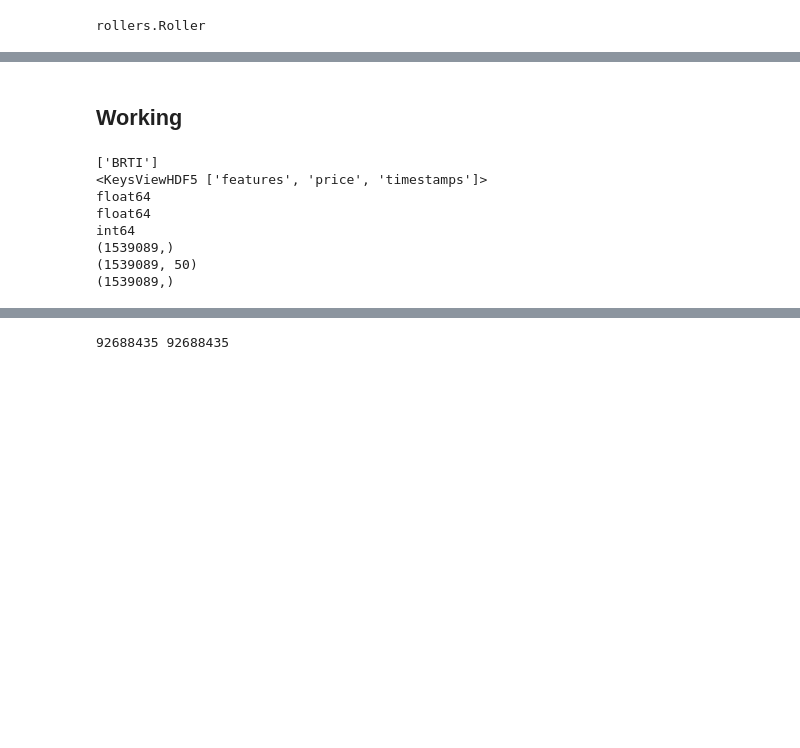
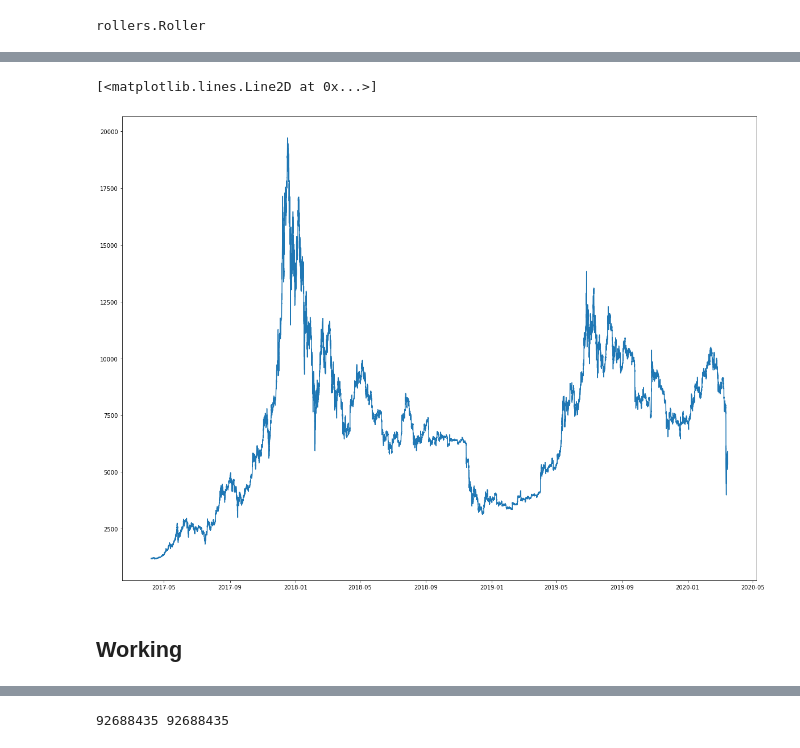
Before and after one commit to Hanwant/madigan, a Jupyter notebook: notebooks/cme_data_process.ipynb, the cells around one changed output, grey strips where cells are left out. Drawn from its saved outputs; the diff is of its cells as text; code cells hidden in the pictures; blank space fills up the shorter version.

```diff
--- a/notebooks/cme_data_process.ipynb
+++ b/notebooks/cme_data_process.ipynb
@@ -320,0 +328,22 @@ process_full(raw_datapath, raw_key, processed_savepath, processed_key, asset_nam
+# %%
+## CHECK
+processed_key = "15min"
+with h5py.File(processed_savepath, 'a') as f:
+    grp = f[processed_key]
+    if 'assets' not in grp.attrs.keys():
+        grp.attrs.create('assets', data=np.array(['BRTI']), dtype=h5py.string_dtype(encoding='utf-8'))
+
+with h5py.File(processed_savepath, 'r') as f:
+    grp = f[processed_key]
+    print(grp.attrs['assets'])
+    print(grp.keys())
+    print(grp['price'].dtype)
+    print(grp['features'].dtype)
+    print(grp['timestamps'].dtype)
+    print(grp['price'].shape)
+    print(grp['features'].shape)
+    print(grp['timestamps'].shape)
+    print('time bounds: ', pd.to_datetime(grp['timestamps'][0]), pd.to_datetime(grp['timestamps'][-1]))
+    price = grp['price'][:]
+#     feats = grp['rolled'][:]
+    timestamps = grp['timestamps'][:]
@@ -321,29 +360,9 @@ process_full(raw_datapath, raw_key, processed_savepath, processed_key, asset_nam
+# %%
+%matplotlib inline
+fig, ax = plt.subplots(figsize=(20, 15))
+ax.plot(pd.to_datetime(timestamps), price)
+# %% [output]
+[<matplotlib.lines.Line2D at 0x...>]
+[figure, added]
 # %% [markdown]
 ## Working
-# %%
-with h5py.File(processed_savepath, 'a') as f:
-    grp = f[processed_key]
-    if 'assets' not in grp.attrs.keys():
-        grp.attrs.create('assets', data=np.array(['BRTI']), dtype=h5py.string_dtype(encoding='utf-8'))
-
-with h5py.File(processed_savepath, 'r') as f:
-    grp = f[processed_key]
-    print(grp.attrs['assets'])
-    print(grp.keys())
-    print(grp['price'].dtype)
-    print(grp['features'].dtype)
-    print(grp['timestamps'].dtype)
-    print(grp['price'].shape)
-    print(grp['features'].shape)
-    print(grp['timestamps'].shape)
-#     feats = grp['rolled'][:]
-#     timestamps = grp['timestamps'][:]
-# %% [output]
-['BRTI']
-<KeysViewHDF5 ['features', 'price', 'timestamps']>
-float64
-float64
-int64
-(1539089,)
-(1539089, 50)
-(1539089,)
```
Also changed, not shown: parts of 6 cells of this notebook, 7 other files.
